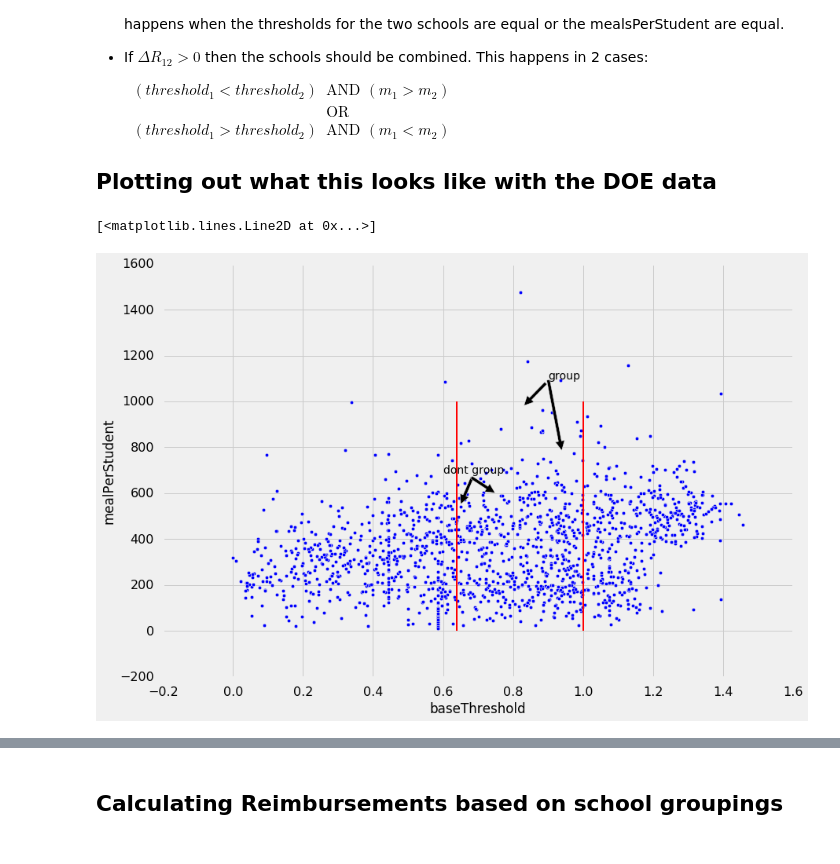
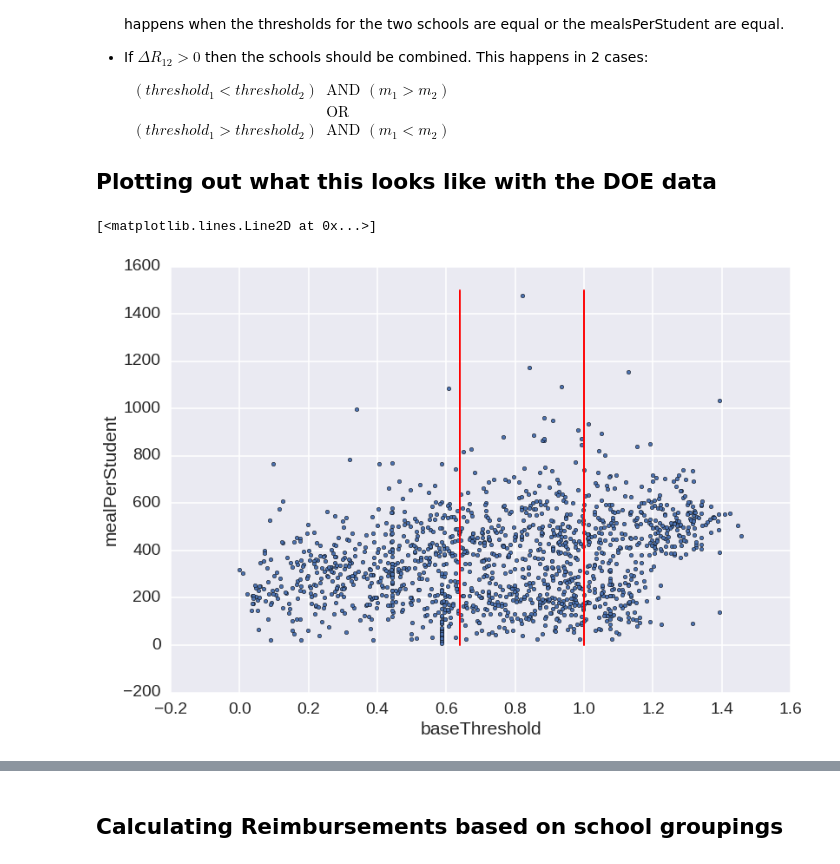
Before and after one commit to MODA-NYC/Project_SchoolLunch, a Jupyter notebook: FreeLunch.ipynb, the cells around one changed output, grey strips where cells are left out. Cells and saved outputs as stored; diff of their text form; code cells hidden in the pictures.

```diff
--- a/FreeLunch.ipynb
+++ b/FreeLunch.ipynb
@@ -48,5 +54,7 @@ import numpy as np
 import time
 import matplotlib.pyplot as plt
 %matplotlib inline
-plt.style.use('seaborn-poster')
-plt.style.use('fivethirtyeight')
+#plt.style.use('seaborn-poster')
+#plt.style.use('fivethirtyeight')
+import seaborn as sns
+sns.set_context('poster',font_scale=1.2)
@@ -231,18 +241,16 @@ $\begin{align}
 ## Plotting out what this looks like with the DOE data
 # %%
 ax=cep.plot.scatter(x='baseThreshold',y='mealPerStudent')
-
-ax.annotate('group', xy=(.83, 980), xytext=(.9, 1100),
-            arrowprops=dict(facecolor='black', shrink=0.02))
-ax.annotate('', xy=(.94, 780), xytext=(.9, 1100),
-            arrowprops=dict(facecolor='black', shrink=0.02))
-
-ax.annotate('dont group', xy=(.65, 550), xytext=(.6, 690),
-            arrowprops=dict(facecolor='black', shrink=0.02))
-ax.annotate('', xy=(.75, 600), xytext=(.68, 670),
-            arrowprops=dict(facecolor='black', shrink=0.02))
-plt.plot([t_min,t_min],[0,1000],'r-',lw=2)
-plt.plot([1,1],[0,1000],'r-',lw=2)
+#ax.annotate('group', xy=(.83, 980), xytext=(.9, 1100),
+#            arrowprops=dict(facecolor='black', shrink=0.02))
+#ax.annotate('', xy=(.94, 780), xytext=(.9, 1100),
+#            arrowprops=dict(facecolor='black', shrink=0.02))
+#ax.annotate('dont group', xy=(.65, 550), xytext=(.6, 690),
+#            arrowprops=dict(facecolor='black', shrink=0.02))
+#ax.annotate('', xy=(.75, 600), xytext=(.68, 670),
+#            arrowprops=dict(facecolor='black', shrink=0.02))
+plt.plot([t_min,t_min],[0,1500],'r-',lw=2)
+plt.plot([1,1],[0,1500],'r-',lw=2)
 # %% [output]
 [<matplotlib.lines.Line2D at 0x...>]
-[figure, old version]
+[figure, new version]
```
Also changed, not shown: parts of 83 cells of this notebook.
